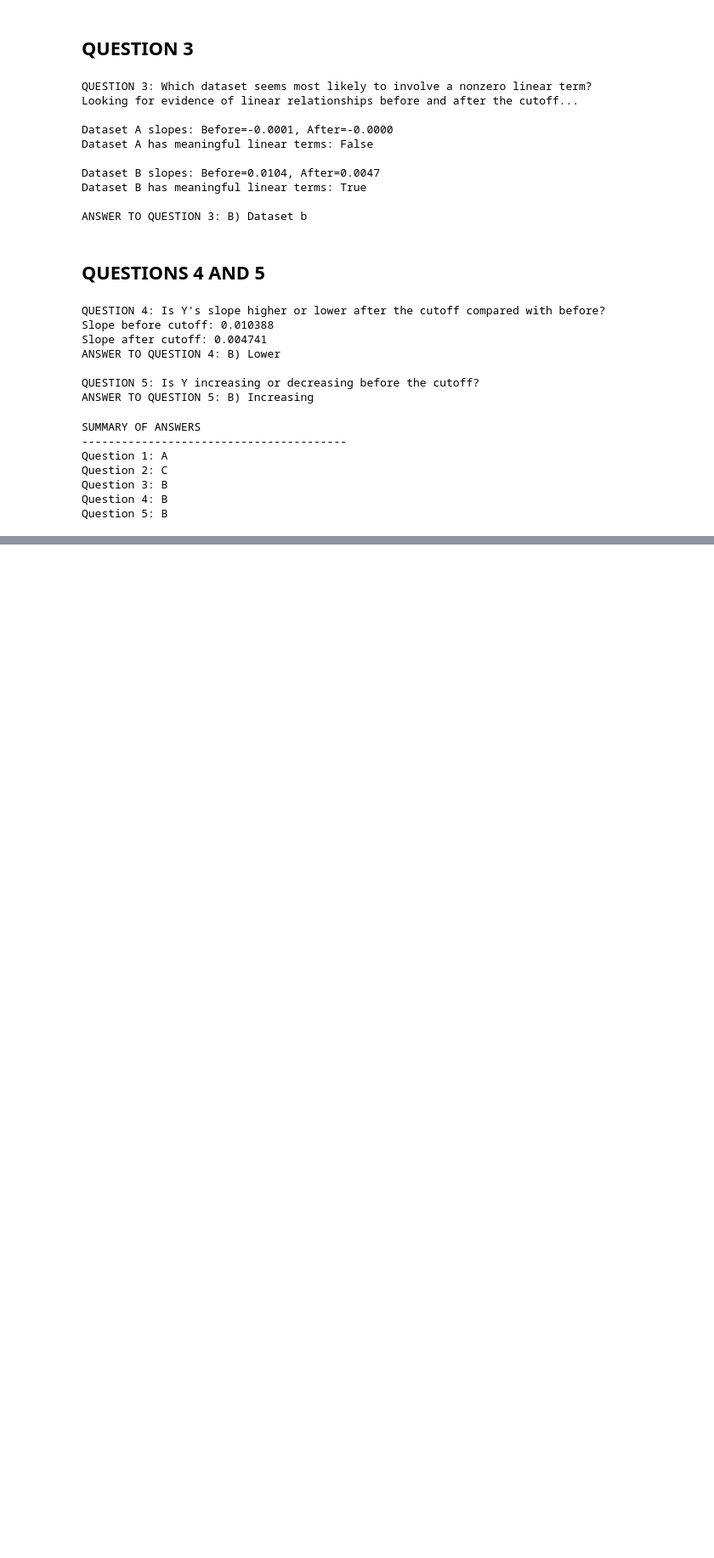
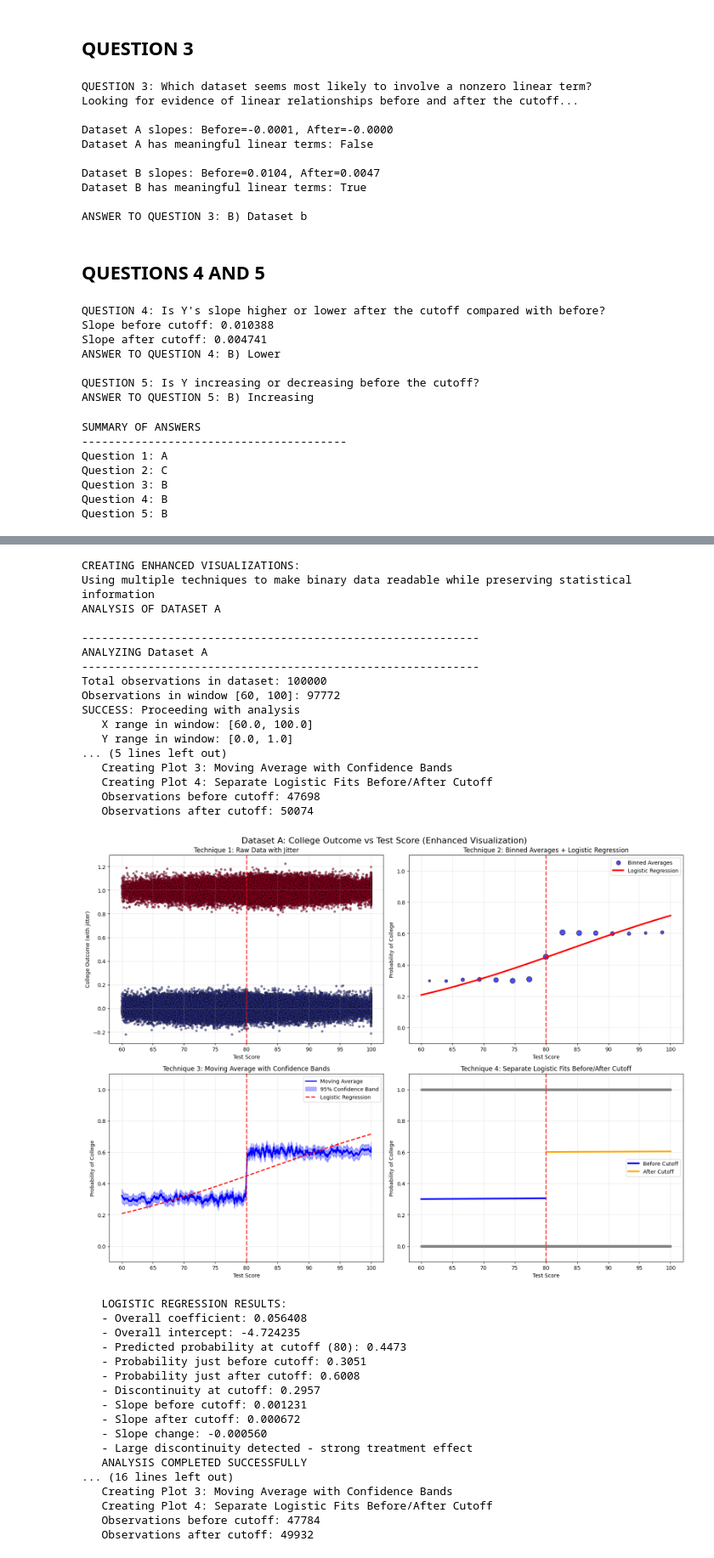
Before and after one commit to aydanmufti/2025-summer-mod-6, a Jupyter notebook: week_4_quiz.ipynb, the cells around one changed output, grey strips where cells are left out. Shown at 85% size. Saved outputs shown, nothing was run; the diff lists cells and outputs as text; code cells hidden in the pictures; blank space fills up the shorter version.

```diff
--- a/week_4_quiz.ipynb
+++ b/week_4_quiz.ipynb
@@ -970,0 +974,26 @@ Question 5: B
+# %%
+# First, let's check the data ranges to understand our datasets
+print(f"\nDATASET INFORMATION:")
+print(f"Dataset A - X range: [{X_college_a.min():.1f}, {X_college_a.max():.1f}], n={len(X_college_a)}")
+print(f"Dataset B - X2 range: [{X2_college_b.min():.1f}, {X2_college_b.max():.1f}], n={len(X2_college_b)}")
+
+cutoff = 80
+window_size = 20  # Look at ±20 around cutoff
+
+print(f"\nANALYZING DATASETS AROUND CUTOFF = {cutoff}")
+print(f"Window: [{cutoff - window_size}, {cutoff + window_size}]")
+
+# Check how many observations we have in the window for each dataset
+near_cutoff_a = np.sum((X_college_a >= cutoff - window_size) & (X_college_a <= cutoff + window_size))
+near_cutoff_b = np.sum((X2_college_b >= cutoff - window_size) & (X2_college_b <= cutoff + window_size))
+print(f"Dataset A: {near_cutoff_a} observations in window")
+print(f"Dataset B: {near_cutoff_b} observations in window")
+
+# If we have very few observations, expand the window
+if near_cutoff_a < 100 and near_cutoff_b < 100:
+    window_size = 50  # Expand to ±50
+    print(f"\nExpanding window to ±{window_size} around cutoff")
+    near_cutoff_a = np.sum((X_college_a >= cutoff - window_size) & (X_college_a <= cutoff + window_size))
+    near_cutoff_b = np.sum((X2_college_b >= cutoff - window_size) & (X2_college_b <= cutoff + window_size))
+    print(f"Dataset A: {near_cutoff_a} observations in expanded window")
+    print(f"Dataset B: {near_cutoff_b} observations in expanded window")
@@ -970,0 +1328,52 @@ Question 5: B
+# %%
+print(f"\nCREATING ENHANCED VISUALIZATIONS:")
+print(f"Using multiple techniques to make binary data readable while preserving statistical information")
+
+# Analyze Dataset A
+print(f"ANALYSIS OF DATASET A")
+success_a = create_enhanced_rdd_plot(X_college_a, Y_college_a, "Dataset A", cutoff, window_size)
+
+# Analyze Dataset B (this showed the strongest linear relationships in our previous analysis)
+print(f"\nANALYSIS OF DATASET B")
+success_b = create_enhanced_rdd_plot(X2_college_b, Y2_college_b, "Dataset B", cutoff, window_size)
+
+if success_a or success_b:
+    print(f"\nEnhanced visualizations created")
+else:
+    print(f"\nERROR: Analysis failed for both datasets")
+# %% [output]
+CREATING ENHANCED VISUALIZATIONS:
+Using multiple techniques to make binary data readable while preserving statistical information
+ANALYSIS OF DATASET A
+
+------------------------------------------------------------
+ANALYZING Dataset A
+------------------------------------------------------------
+Total observations in dataset: 100000
+Observations in window [60, 100]: 97772
+SUCCESS: Proceeding with analysis
+   X range in window: [60.0, 100.0]
+   Y range in window: [0.0, 1.0]
+... (5 lines left out)
+   Creating Plot 3: Moving Average with Confidence Bands
+   Creating Plot 4: Separate Logistic Fits Before/After Cutoff
+   Observations before cutoff: 47698
+   Observations after cutoff: 50074
+[figure, added]
+   LOGISTIC REGRESSION RESULTS:
+   - Overall coefficient: 0.056408
+   - Overall intercept: -4.724235
+   - Predicted probability at cutoff (80): 0.4473
+   - Probability just before cutoff: 0.3051
+   - Probability just after cutoff: 0.6008
+   - Discontinuity at cutoff: 0.2957
+   - Slope before cutoff: 0.001231
+   - Slope after cutoff: 0.000672
+   - Slope change: -0.000560
+   - Large discontinuity detected - strong treatment effect
+   ANALYSIS COMPLETED SUCCESSFULLY
+... (16 lines left out)
+   Creating Plot 3: Moving Average with Confidence Bands
+   Creating Plot 4: Separate Logistic Fits Before/After Cutoff
+   Observations before cutoff: 47784
+   Observations after cutoff: 49932
```
Also changed, not shown: parts of 14 cells of this notebook, 4 other files.
